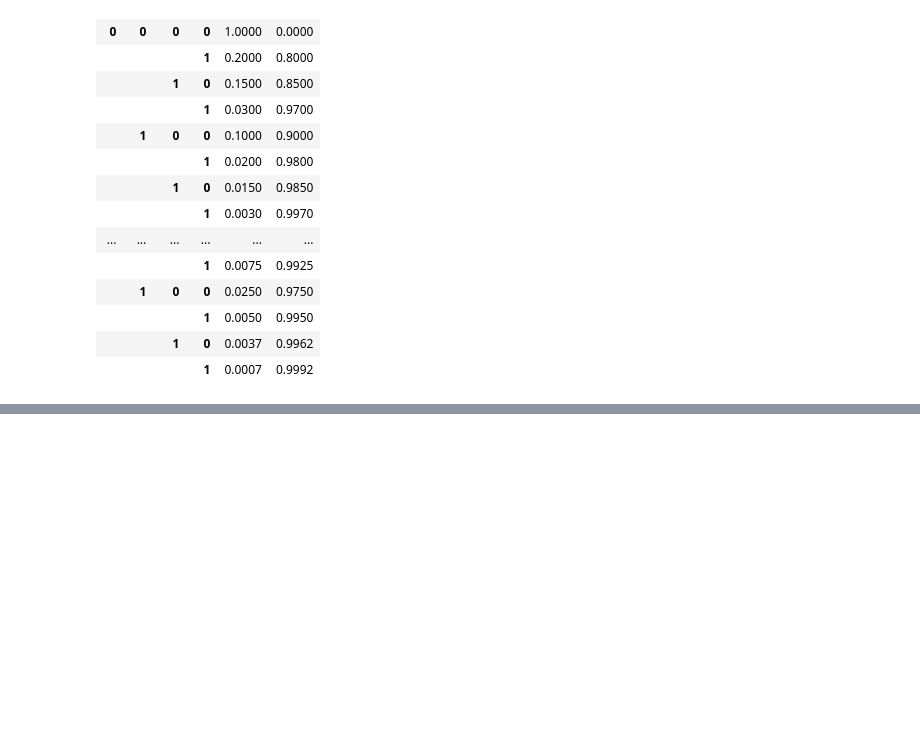
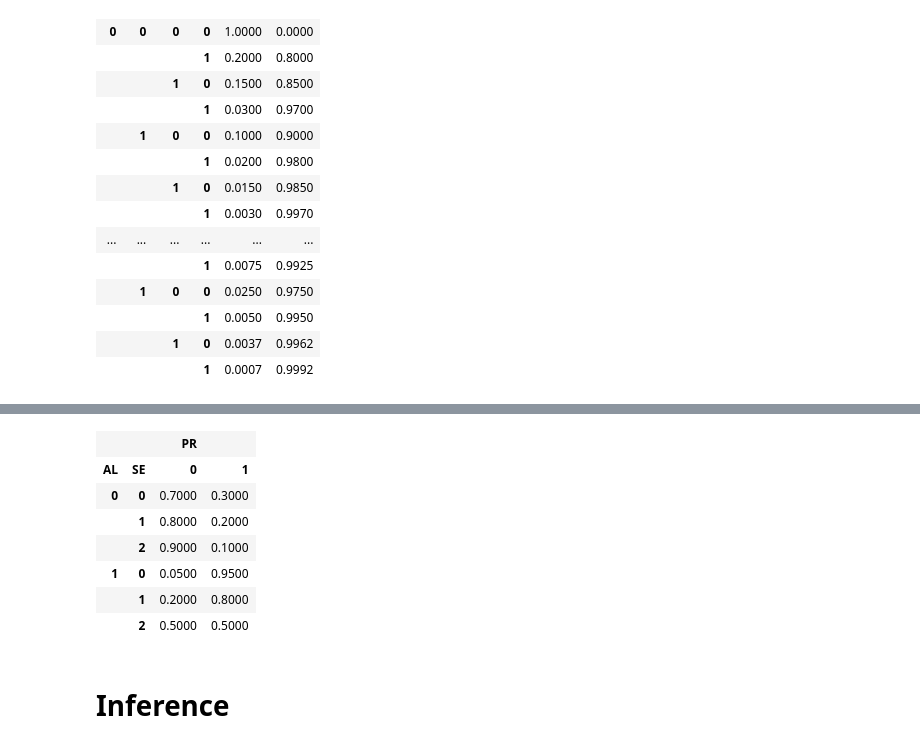
Before and after one commit to JustAlternate/simplified-bayesian-network-of-production-incident, a Jupyter notebook: notebook.ipynb, the cells around one changed output, grey strips where cells are left out. Cells and saved outputs as stored; diff of their text form; code cells hidden in the pictures; blank space fills up the shorter version.

```diff
--- a/numpy-working.ipynb
+++ b/notebook.ipynb
@@ -14,7 +14,7 @@ FE = bn.add(gum.LabelizedVariable('FE', 'Failing External Service', 2))
 IS = bn.add(gum.LabelizedVariable('IS', 'Infrastructure Scaling Failure', 2))
 UU = bn.add(gum.LabelizedVariable('UU', 'High User Load', 2))
 AL = bn.add(gum.LabelizedVariable('AL', 'Alerts Triggered', 2))
-CR = bn.add(gum.LabelizedVariable('CR', 'Severity', 3))
+SE = bn.add(gum.LabelizedVariable('SE', 'Severity', 3))
 PR = bn.add(gum.LabelizedVariable('PR', 'Post-Incident Response published', 2))
 
 bn.addArc("RE", "HE")
@@ -32,10 +32,10 @@ bn.addArc("FE", "SL")
 bn.addArc("QQ", "SL")
 bn.addArc("QQ", "AL")
 bn.addArc("HE", "AL")
-bn.addArc("HE", "CR")
+bn.addArc("HE", "SE")
 bn.addArc("SL", "AL")
-bn.addArc("SL", "CR")
-bn.addArc("CR", "PR")
+bn.addArc("SL", "SE")
+bn.addArc("SE", "PR")
 bn.addArc("AL", "PR")
 
 print(bn)
@@ -87,22 +89,22 @@ expert_data = {
     "P_HE_AL": 0.9,
 
     # Severity
-    "P_SL_CR_P0": 0.4,
-    "P_SL_CR_P1": 0.5,
-    "P_HE_CR_P0": 0.5,
-    "P_HE_CR_P1": 0.45,
-    "P_NOT_SL_NOT_HE_CR_P0": 0.1,
-    "P_NOT_SL_NOT_HE_CR_P1": 0.2,
-    "P_SL_AND_HE_CR_P0": 0.8,
-    "P_SL_AND_HE_CR_P1": 0.15,
+    "P_SL_SE_P0": 0.4,
+    "P_SL_SE_P1": 0.5,
+    "P_HE_SE_P0": 0.5,
+    "P_HE_SE_P1": 0.45,
+    "P_NOT_SL_NOT_HE_SE_P0": 0.1,
+    "P_NOT_SL_NOT_HE_SE_P1": 0.2,
+    "P_SL_AND_HE_SE_P0": 0.8,
+    "P_SL_AND_HE_SE_P1": 0.15,
 
     # Post-Incident Response
-    "P_CR_P0_NOT_AL_PR": 0.3,
-    "P_CR_P1_NOT_AL_PR": 0.2,
-    "P_CR_P2_NOT_AL_PR": 0.1,
-    "P_CR_P0_AND_AL_PR": 0.95,
-    "P_CR_P1_AND_AL_PR": 0.8,
-    "P_CR_P2_AND_AL_PR": 0.5
+    "P_SE_P0_NOT_AL_PR": 0.3,
+    "P_SE_P1_NOT_AL_PR": 0.2,
+    "P_SE_P2_NOT_AL_PR": 0.1,
+    "P_SE_P0_AND_AL_PR": 0.95,
+    "P_SE_P1_AND_AL_PR": 0.8,
+    "P_SE_P2_AND_AL_PR": 0.5
 }
 print(len(expert_data))
 # %% [output]
@@ -384,0 +405,18 @@ bn.cpt(AL)
+# %%
+bn.cpt(PR).fillWith([
+    1-expert_data["P_SE_P0_NOT_AL_PR"],expert_data["P_SE_P0_NOT_AL_PR"],
+    1-expert_data["P_SE_P1_NOT_AL_PR"],expert_data["P_SE_P1_NOT_AL_PR"],
+    1-expert_data["P_SE_P2_NOT_AL_PR"],expert_data["P_SE_P2_NOT_AL_PR"],
+    1-expert_data["P_SE_P0_AND_AL_PR"],expert_data["P_SE_P0_AND_AL_PR"],
+    1-expert_data["P_SE_P1_AND_AL_PR"],expert_data["P_SE_P1_AND_AL_PR"],
+    1-expert_data["P_SE_P2_AND_AL_PR"],expert_data["P_SE_P2_AND_AL_PR"],
+])
+# %% [output]
+|  |  | PR |  |
+| AL | SE | 0 | 1 |
+| 0 | 0 | 0.7000 | 0.3000 |
+|  | 1 | 0.8000 | 0.2000 |
+|  | 2 | 0.9000 | 0.1000 |
+| 1 | 0 | 0.0500 | 0.9500 |
+|  | 1 | 0.2000 | 0.8000 |
+|  | 2 | 0.5000 | 0.5000 |
@@ -384,0 +426,2 @@ bn.cpt(AL)
+# %% [markdown]
+# Inference
```
Also changed, not shown: parts of 11 cells of this notebook, 1 other file.
